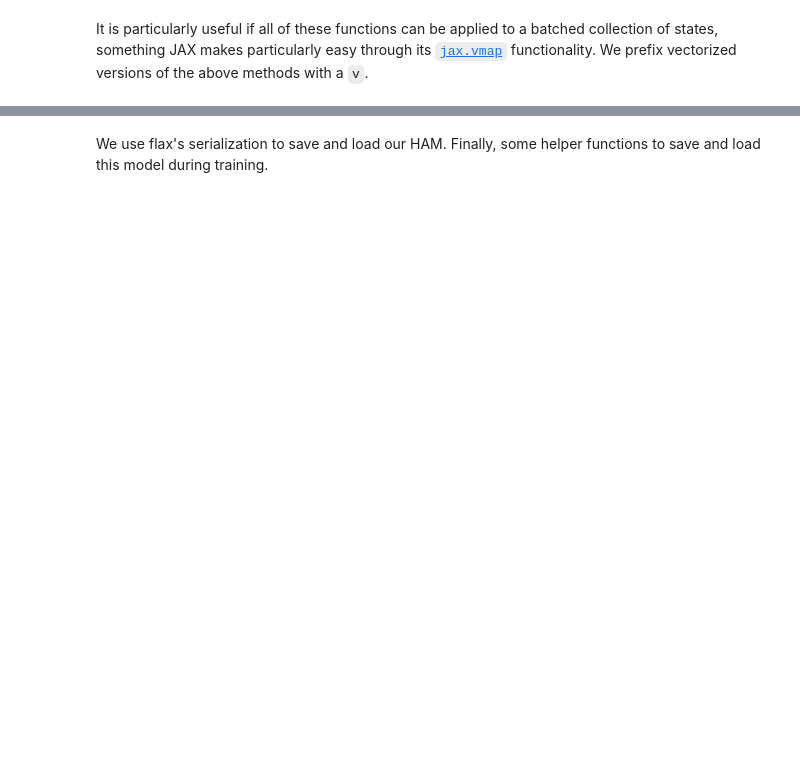
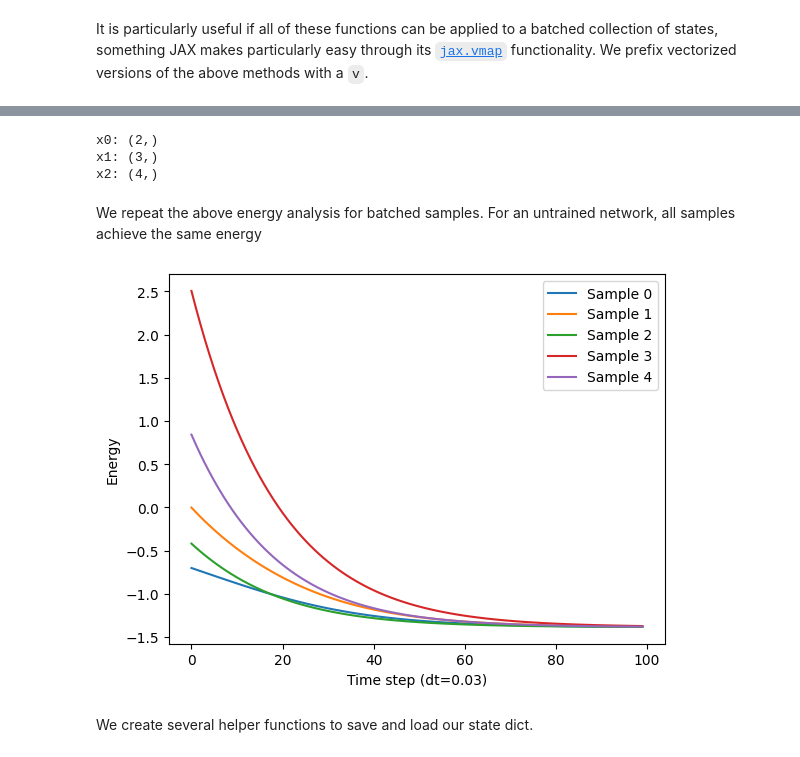
Before and after one commit to bhoov/hamux, a Jupyter notebook: nbs/03_ham.ipynb, the cells around one changed output, grey strips where cells are left out. Drawn from its saved outputs; the diff is of its cells as text; code cells hidden in the pictures; blank space fills up the shorter version.

```diff
--- a/nbs/03_ham.ipynb
+++ b/nbs/03_ham.ipynb
@@ -242,3 +306,41 @@ Provide examples here
-# %% [markdown]
-We use flax's serialization to save and load our HAM. Finally, some helper functions to save and load this model during training.
+# %%
+batch_size=5
+vxs = ham.init_states(bs=batch_size, rng=jax.random.PRNGKey(2))
+# %%
+#| code-fold: true
+print("\n".join([f"x{i}: {x.shape}" for i,x in enumerate(xs)])) # The dynamic variables
+# %% [output]
+x0: (2,)
+x1: (3,)
+x2: (4,)
+# %% [markdown]
+We repeat the above energy analysis for batched samples. For an untrained network, all samples achieve the same energy
+# %%
+@jax.jit
+def step(ham, xs, dt):
+    energy = ham.venergy(xs)
+    updates = ham.vupdates(xs)
+    alphas = [dt / tau for tau in ham.layer_taus]
+    next_states = jtu.tree_map(lambda x, u, alpha: x + alpha*u, xs, updates, alphas)
+    return energy, next_states
+
+energies = []; allx = []; dt = 0.03; x = vxs
+for i in range(100):
+    energy, x = step(ham, x, dt)
+    energies.append(energy)
+    allx.append(x)
+
+senergies = jnp.stack(energies)
+# %%
+#| code-fold: true
+fig,ax = plt.subplots(1)
+ax.plot(senergies)
+ax.set_xlabel(f"Time step (dt={dt})")
+ax.set_ylabel(f"Energy")
+ax.legend([f"Sample {i}" for i in range(senergies.shape[-1])])
+plt.show(fig)
+# %% [output]
+[figure, added]
+# %% [markdown]
+We create several helper functions to save and load our state dict.
 # %%
```
Also changed, not shown: parts of 28 cells of this notebook, 9 other files.
